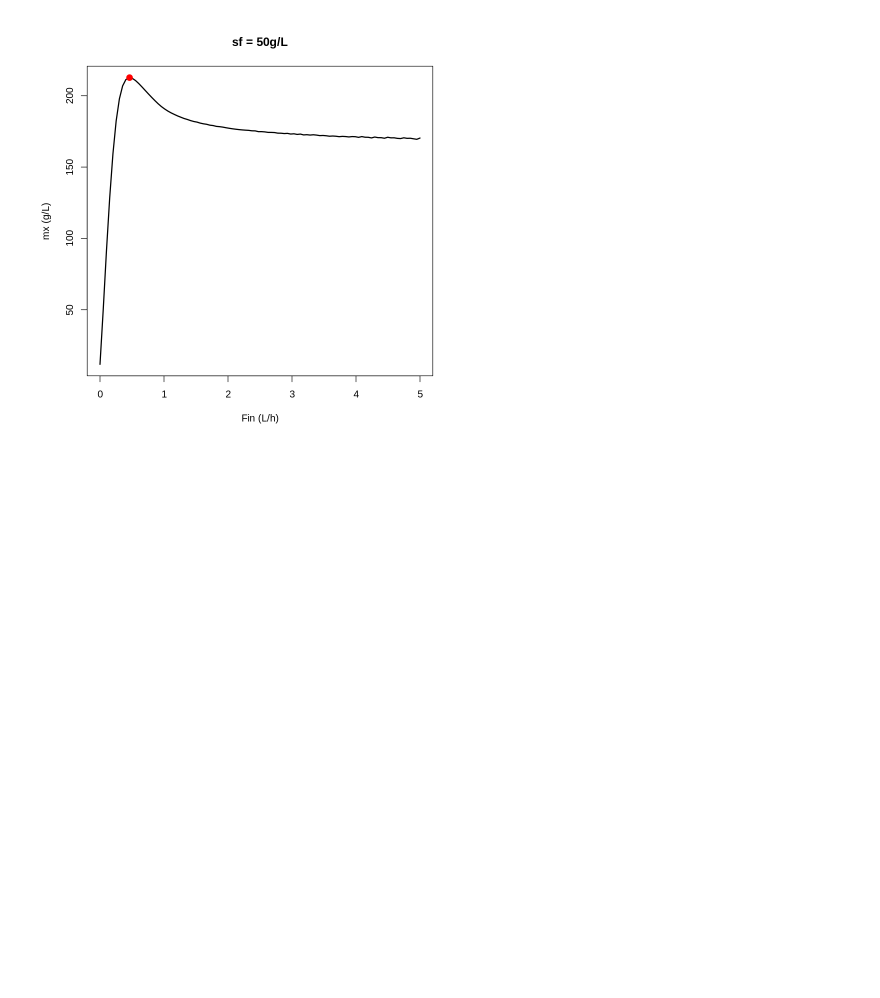
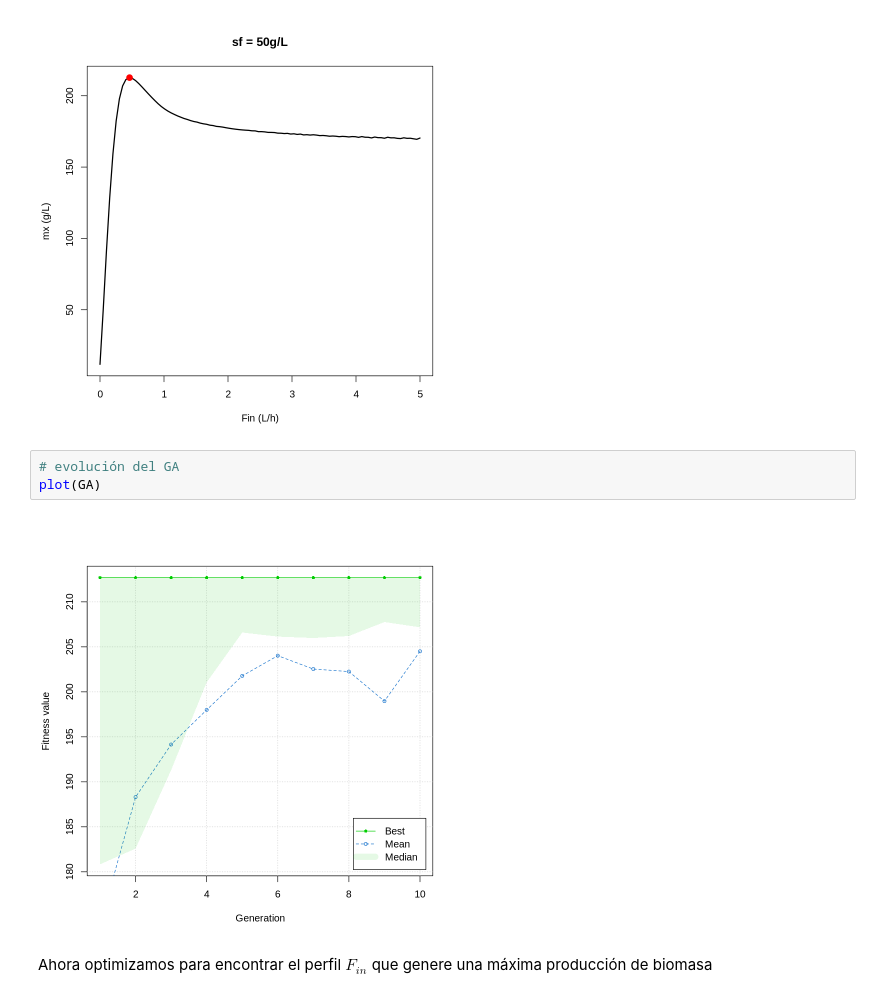
Before and after one commit to JuanM-GG/sistemas-dinamicos-R, a Jupyter notebook: modelo_fed_batch.ipynb, the cells around one changed output. Drawn from its saved outputs; the diff is of its cells as text; blank space fills up the shorter version.

```diff
--- a/modelo_fed_batch.ipynb
+++ b/modelo_fed_batch.ipynb
@@ -977,3 +977,10 @@ plot(Fin, out[[1]], ylab = "mx (g/L)", xlab = "Fin (L/h)", main = paste0("sf = "
 points(GA@solution, GA@fitnessValue, col="red", pch = 20, cex = 2)
 # %% [output]
 [figure]
+# %%
+# evolución del GA
+plot(GA)
+# %% [output]
+[figure, added]
+# %% [markdown]
+Ahora optimizamos para encontrar el perfil $F_{in}$ que genere una máxima producción de biomasa
```
Also changed, not shown: parts of 11 cells of this notebook.
